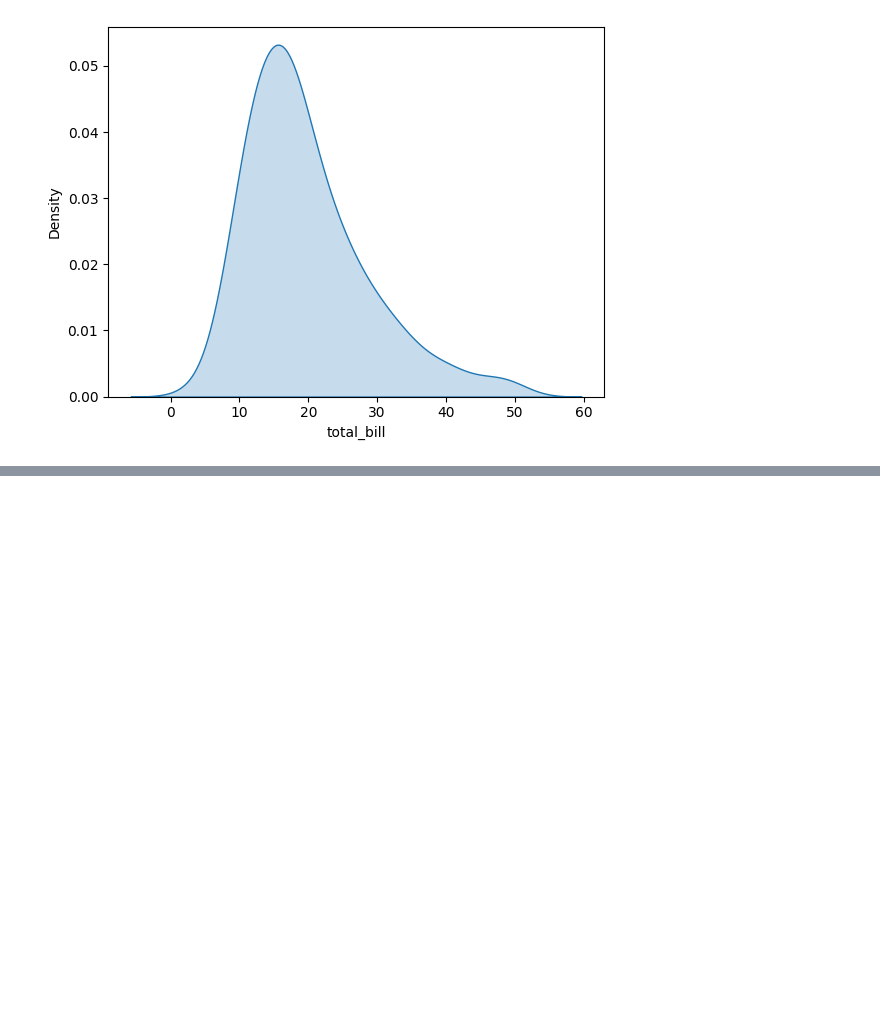
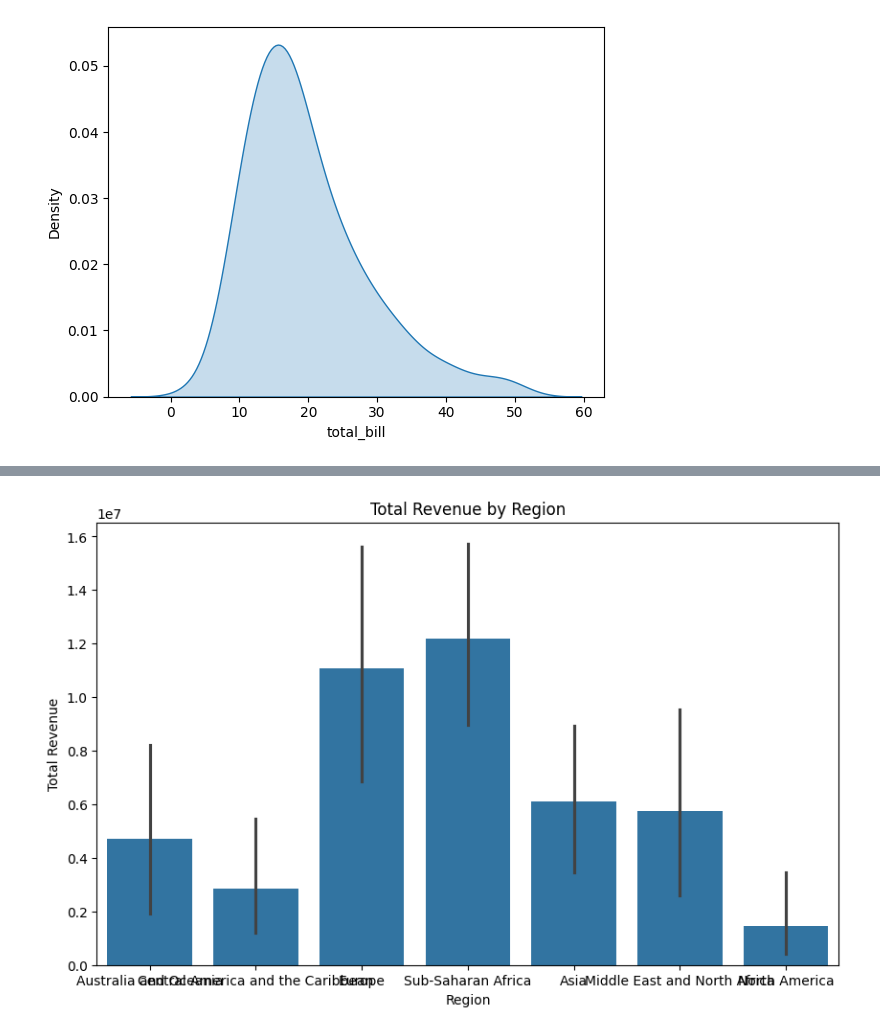
Before and after one commit to prajwal362003/Seaborn, a Jupyter notebook: seaborn.ipynb, the cells around one changed output, grey strips where cells are left out. Saved outputs shown, nothing was run; the diff lists cells and outputs as text; code cells hidden in the pictures; blank space fills up the shorter version.

```diff
--- a/seaborn.ipynb
+++ b/seaborn.ipynb
@@ -110,0 +136,6 @@ sns.kdeplot(tips['total_bill'],fill=True)
+# %%
+# Plotting wrt a particular dataset
+
+import pandas as pd
+sales_df = pd.read_csv('100 Sales Records.csv')
+sales_df.head()
@@ -110,0 +149,14 @@ sns.kdeplot(tips['total_bill'],fill=True)
+# %%
+# Plot a total profit by Region
+
+import matplotlib.pyplot as plt
+plt.figure(figsize=(10,6))
+sns.barplot(x='Region',y='Total Profit',data=sales_df,estimator=sum)
+plt.title('Total Revenue by Region')
+plt.xlabel('Region')
+plt.ylabel('Total Revenue')
+plt.show()
+
+# estimator=sum ensures that the bar heights represent the total profit for each region, not the average.
+# %% [output]
+[figure, added]
```
Also changed, not shown: parts of 6 cells of this notebook, 1 other file.
